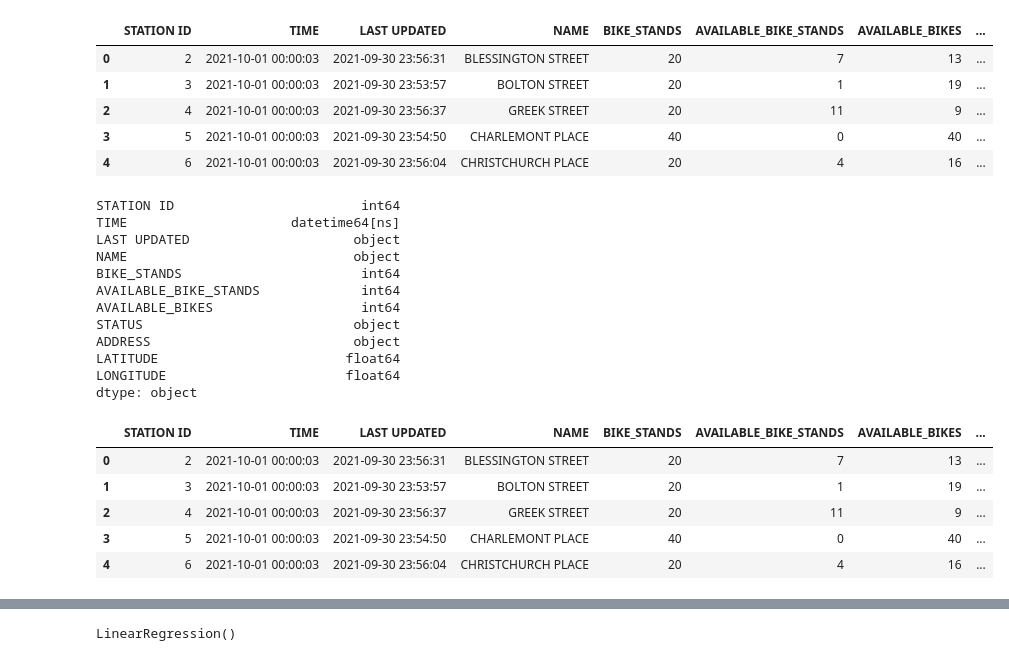
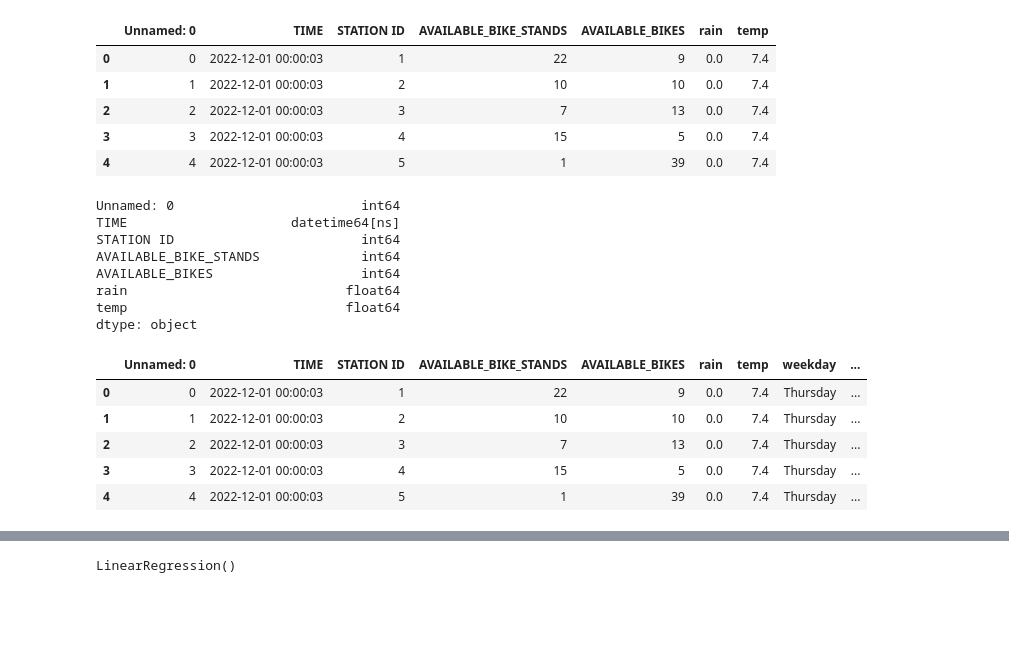
Before and after one commit to TadghPurcell/On-Your-Bike, a Jupyter notebook: ML_models/regression.ipynb, the cells around one changed output, grey strips where cells are left out. Drawn from its saved outputs; the diff is of its cells as text; code cells hidden in the pictures; blank space fills up the shorter version.

```diff
--- a/ML_models/regression.ipynb
+++ b/ML_models/regression.ipynb
@@ -3,32 +3,28 @@ import pandas as pd
 import matplotlib.pyplot as plt
 import numpy as np
 # %%
-df = pd.read_csv("dublinbike-historical-data-2021-10.csv")
+df = pd.read_csv("./bike_weather_joined.csv")
 
 df.head()
 # %% [output]
-|  | STATION ID | TIME | LAST UPDATED | NAME | BIKE_STANDS | AVAILABLE_BIKE_STANDS | AVAILABLE_BIKES | ... |
-| 0 | 2 | 2021-10-01 00:00:03 | 2021-09-30 23:56:31 | BLESSINGTON STREET | 20 | 7 | 13 | ... |
-| 1 | 3 | 2021-10-01 00:00:03 | 2021-09-30 23:53:57 | BOLTON STREET | 20 | 1 | 19 | ... |
-| 2 | 4 | 2021-10-01 00:00:03 | 2021-09-30 23:56:37 | GREEK STREET | 20 | 11 | 9 | ... |
-| 3 | 5 | 2021-10-01 00:00:03 | 2021-09-30 23:54:50 | CHARLEMONT PLACE | 40 | 0 | 40 | ... |
-| 4 | 6 | 2021-10-01 00:00:03 | 2021-09-30 23:56:04 | CHRISTCHURCH PLACE | 20 | 4 | 16 | ... |
+|  | Unnamed: 0 | TIME | STATION ID | AVAILABLE_BIKE_STANDS | AVAILABLE_BIKES | rain | temp |
+| 0 | 0 | 2022-12-01 00:00:03 | 1 | 22 | 9 | 0.0 | 7.4 |
+| 1 | 1 | 2022-12-01 00:00:03 | 2 | 10 | 10 | 0.0 | 7.4 |
+| 2 | 2 | 2022-12-01 00:00:03 | 3 | 7 | 13 | 0.0 | 7.4 |
+| 3 | 3 | 2022-12-01 00:00:03 | 4 | 15 | 5 | 0.0 | 7.4 |
+| 4 | 4 | 2022-12-01 00:00:03 | 5 | 1 | 39 | 0.0 | 7.4 |
 # %%
 df['TIME'] = pd.to_datetime(df['TIME'])
 # %%
 df.dtypes
 # %% [output]
+Unnamed: 0                        int64
+TIME                     datetime64[ns]
 STATION ID                        int64
-TIME                     datetime64[ns]
-LAST UPDATED                     object
-NAME                             object
-BIKE_STANDS                       int64
 AVAILABLE_BIKE_STANDS             int64
 AVAILABLE_BIKES                   int64
-STATUS                           object
-ADDRESS                          object
-LATITUDE                        float64
-LONGITUDE                       float64
+rain                            float64
+temp                            float64
 dtype: object
 # %%
 # Get day of the week
@@ -36,10 +32,10 @@ df['weekday'] = df['TIME'].dt.day_name()
 df['hour'] = df['TIME'].dt.hour
 df.head()
 # %% [output]
-|  | STATION ID | TIME | LAST UPDATED | NAME | BIKE_STANDS | AVAILABLE_BIKE_STANDS | AVAILABLE_BIKES | ... |
-| 0 | 2 | 2021-10-01 00:00:03 | 2021-09-30 23:56:31 | BLESSINGTON STREET | 20 | 7 | 13 | ... |
-| 1 | 3 | 2021-10-01 00:00:03 | 2021-09-30 23:53:57 | BOLTON STREET | 20 | 1 | 19 | ... |
-| 2 | 4 | 2021-10-01 00:00:03 | 2021-09-30 23:56:37 | GREEK STREET | 20 | 11 | 9 | ... |
-| 3 | 5 | 2021-10-01 00:00:03 | 2021-09-30 23:54:50 | CHARLEMONT PLACE | 40 | 0 | 40 | ... |
-| 4 | 6 | 2021-10-01 00:00:03 | 2021-09-30 23:56:04 | CHRISTCHURCH PLACE | 20 | 4 | 16 | ... |
+|  | Unnamed: 0 | TIME | STATION ID | AVAILABLE_BIKE_STANDS | AVAILABLE_BIKES | rain | temp | weekday | ... |
+| 0 | 0 | 2022-12-01 00:00:03 | 1 | 22 | 9 | 0.0 | 7.4 | Thursday | ... |
+| 1 | 1 | 2022-12-01 00:00:03 | 2 | 10 | 10 | 0.0 | 7.4 | Thursday | ... |
+| 2 | 2 | 2022-12-01 00:00:03 | 3 | 7 | 13 | 0.0 | 7.4 | Thursday | ... |
+| 3 | 3 | 2022-12-01 00:00:03 | 4 | 15 | 5 | 0.0 | 7.4 | Thursday | ... |
+| 4 | 4 | 2022-12-01 00:00:03 | 5 | 1 | 39 | 0.0 | 7.4 | Thursday | ... |
 # %%
```
Also changed, not shown: parts of 16 cells of this notebook, 2 other files.
